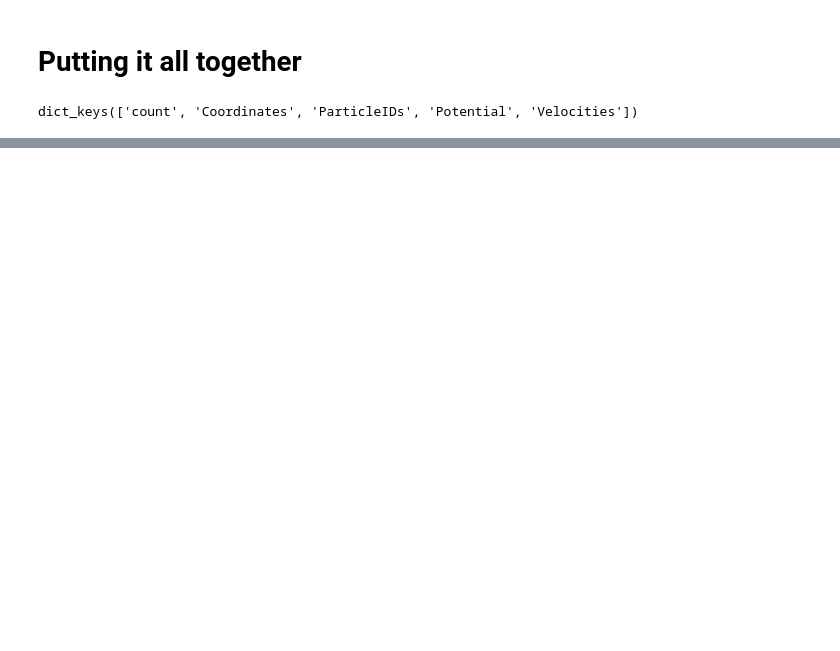
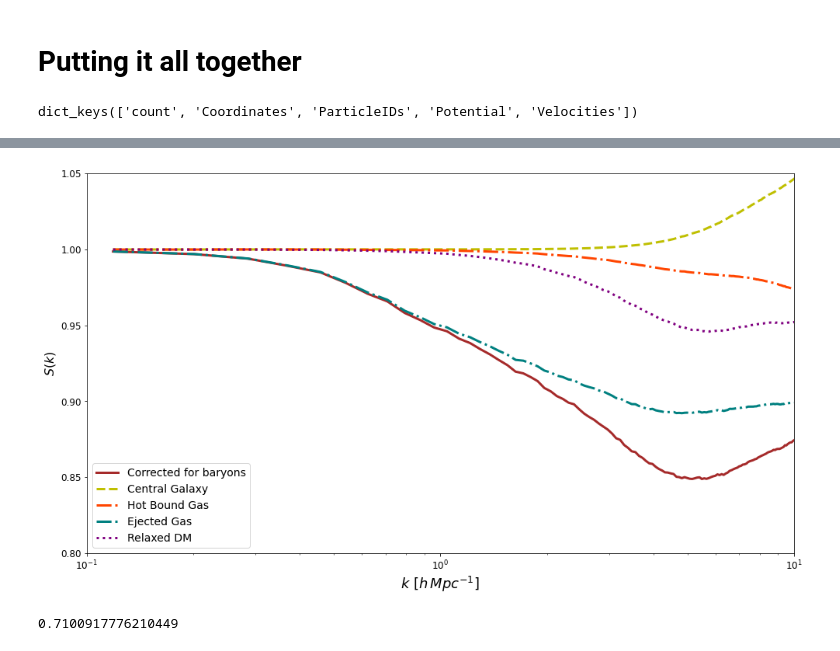
Before and after one commit to Maxelee/BCM_lensing, a Jupyter notebook: BCM_notebook.ipynb, the cells around one changed output, grey strips where cells are left out. Saved outputs shown, nothing was run; the diff lists cells and outputs as text; code cells hidden in the pictures; blank space fills up the shorter version.

```diff
--- a/BCM_notebook.ipynb
+++ b/BCM_notebook.ipynb
@@ -280,0 +285,32 @@ plt.tight_layout()
+# %%
+power_path = '/Users/maxlee/BCM Learning/power_files/snapdir_135/BCM_coordinates_M1-86.3_MC-3300.0_eta-0.540_beta-0.120/power/'
+
+cg_p =FFTPower.load(power_path+'CGmap_Nmesh455_p.json').power
+bg_p =FFTPower.load(power_path+'BGmap_Nmesh455_p.json').power
+eg_p =FFTPower.load(power_path+'EGmap_Nmesh455_p.json').power
+rdm_p=FFTPower.load(power_path+'RDMmap_Nmesh455_p.json').power
+bcm_p=FFTPower.load(power_path+'BCMmap_Nmesh455_p.json').power
+dm_p =FFTPower.load(power_path+'DMOmap_Nmesh455_p.json').power
+# %%
+plt.figure(figsize=(14, 8))
+plt.semilogx(dm_p['k'],bcm_p['power']/dm_p['power']  ,c='brown', linewidth=3, label='Corrected for baryons', markersize=12)
+plt.semilogx(dm_p['k'],cg_p['power'] /dm_p['power']  ,color='y',  linestyle='--', linewidth=3, label='Central Galaxy', markersize=12)
+plt.semilogx(dm_p['k'],bg_p['power'] /dm_p['power']  ,c='orangered',  linestyle='-.', linewidth=3, label='Hot Bound Gas', markersize=12)
+plt.semilogx(dm_p['k'],eg_p['power'] /dm_p['power']  ,c='teal', linestyle='-.', linewidth=3, label='Ejected Gas', markersize=12)
+plt.semilogx(dm_p['k'],rdm_p['power']/dm_p['power'] ,linestyle=':',lw=3, c='purple', label='Relaxed DM', markersize=12)
+
+
+plt.legend()
+plt.ylim(.8, 1.05)
+# plt.axhline(.85)
+plt.xlim(1e-1, 1e1)
+plt.xlabel(r'$k \,\,[h\,Mpc^{-1}]$', fontsize=18)
+plt.ylabel(r'$S(k)$');
+
+plt.tight_layout()
+# %% [output]
+[figure, added]
+# %%
+(1-Planck15.Omega0_b/Planck15.Omega0_m)**2
+# %% [output]
+0.7100917776210449
```
Also changed, not shown: parts of 12 cells of this notebook.
